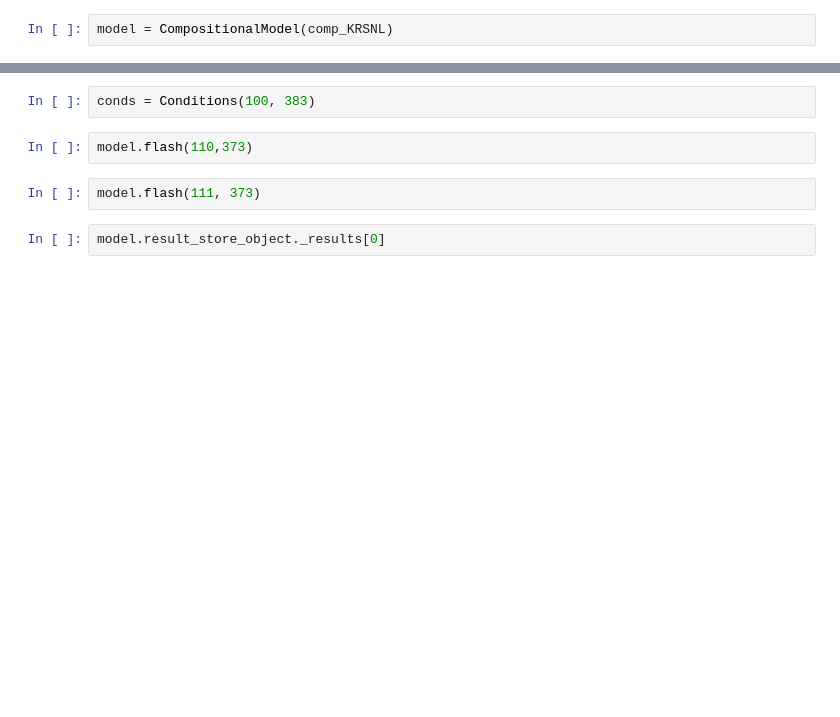
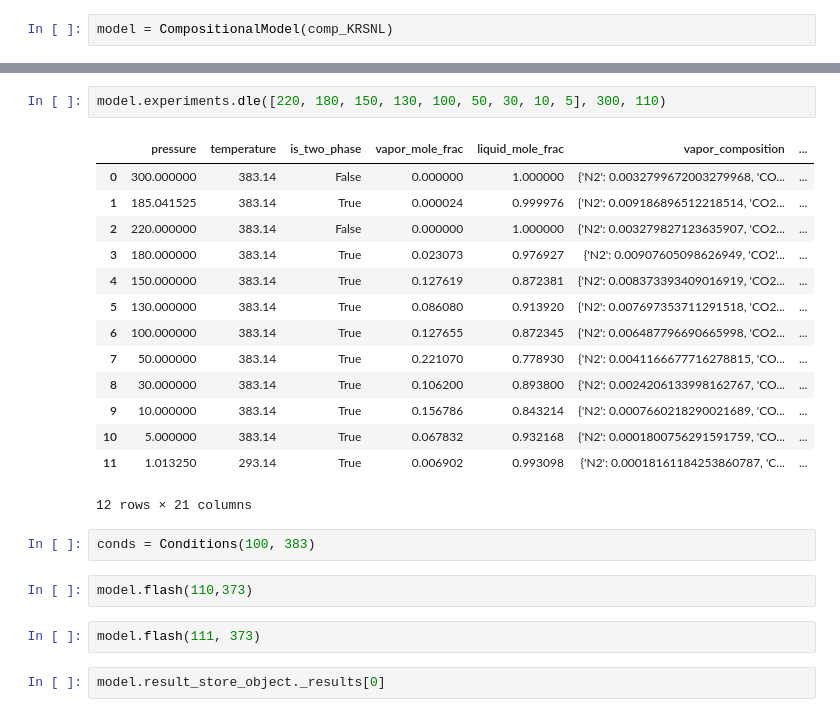
Before and after one commit to SidorenkoDD/PVTcalc, a Jupyter notebook: test_notebook.ipynb, the cells around one changed output, grey strips where cells are left out. Cells and saved outputs as stored; diff of their text form; blank space fills up the shorter version.

```diff
--- a/test_notebook.ipynb
+++ b/test_notebook.ipynb
@@ -111,3 +114,20 @@ model = CompositionalModel(comp_KRSNL)
+# %%
+model.experiments.dle([220, 180, 150, 130, 100, 50, 30, 10, 5], 300, 110)
+# %% [output]
+|  | pressure | temperature | is_two_phase | vapor_mole_frac | liquid_mole_frac | vapor_composition | ... |
+| 0 | 300.000000 | 383.14 | False | 0.000000 | 1.000000 | {'N2': 0.0032799672003279968, 'CO... | ... |
+| 1 | 185.041525 | 383.14 | True | 0.000024 | 0.999976 | {'N2': 0.009186896512218514, 'CO2... | ... |
+| 2 | 220.000000 | 383.14 | False | 0.000000 | 1.000000 | {'N2': 0.003279827123635907, 'CO2... | ... |
+| 3 | 180.000000 | 383.14 | True | 0.023073 | 0.976927 | {'N2': 0.00907605098626949, 'CO2'... | ... |
+| 4 | 150.000000 | 383.14 | True | 0.127619 | 0.872381 | {'N2': 0.008373393409016919, 'CO2... | ... |
+| 5 | 130.000000 | 383.14 | True | 0.086080 | 0.913920 | {'N2': 0.007697353711291518, 'CO2... | ... |
+| 6 | 100.000000 | 383.14 | True | 0.127655 | 0.872345 | {'N2': 0.006487796690665998, 'CO2... | ... |
+| 7 | 50.000000 | 383.14 | True | 0.221070 | 0.778930 | {'N2': 0.0041166677716278815, 'CO... | ... |
+| 8 | 30.000000 | 383.14 | True | 0.106200 | 0.893800 | {'N2': 0.0024206133998162767, 'CO... | ... |
+| 9 | 10.000000 | 383.14 | True | 0.156786 | 0.843214 | {'N2': 0.0007660218290021689, 'CO... | ... |
+| 10 | 5.000000 | 383.14 | True | 0.067832 | 0.932168 | {'N2': 0.0001800756291591759, 'CO... | ... |
+| 11 | 1.013250 | 293.14 | True | 0.006902 | 0.993098 | {'N2': 0.00018161184253860787, 'C... | ... |
+12 rows × 21 columns
 # %%
 conds = Conditions(100, 383)
 # %%
```
Also changed, not shown: parts of 52 cells of this notebook, 1 other file.
